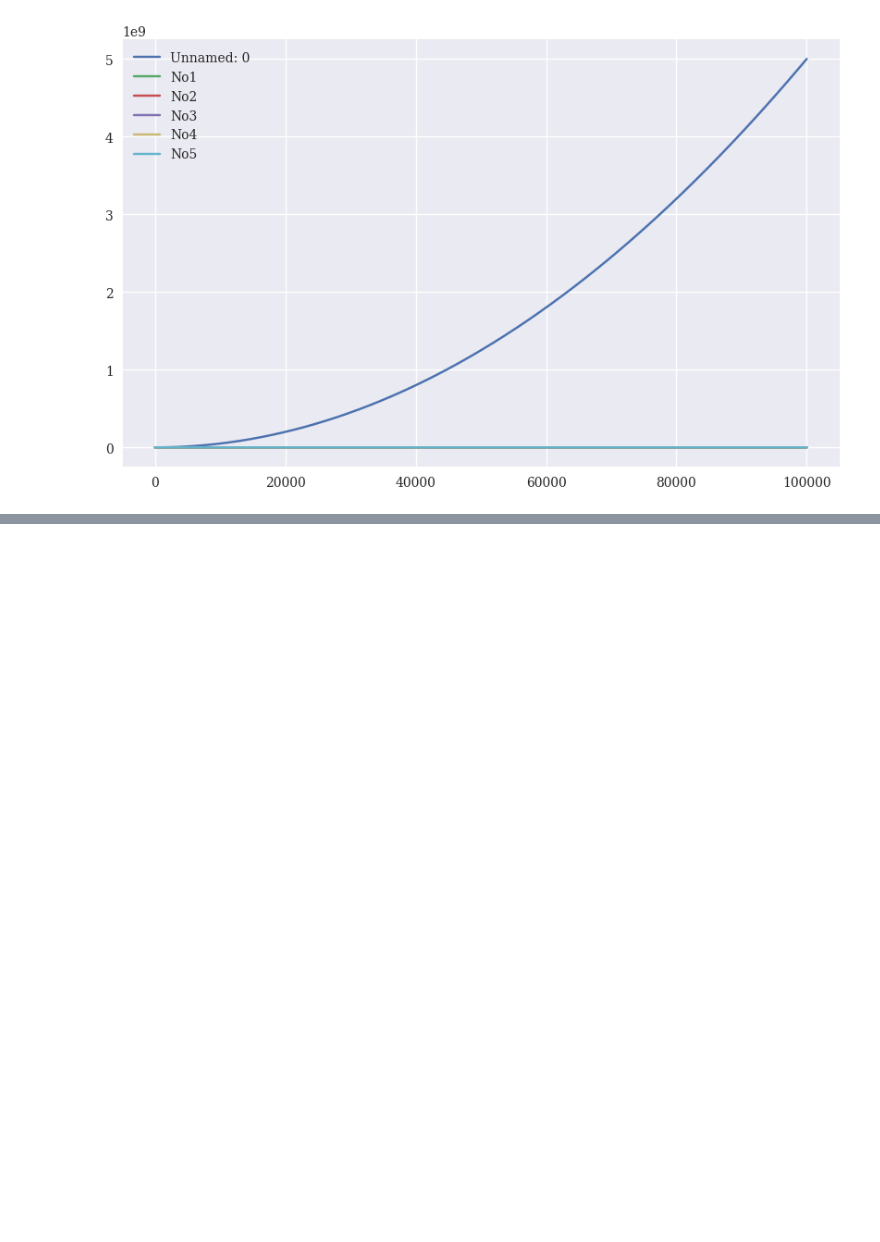
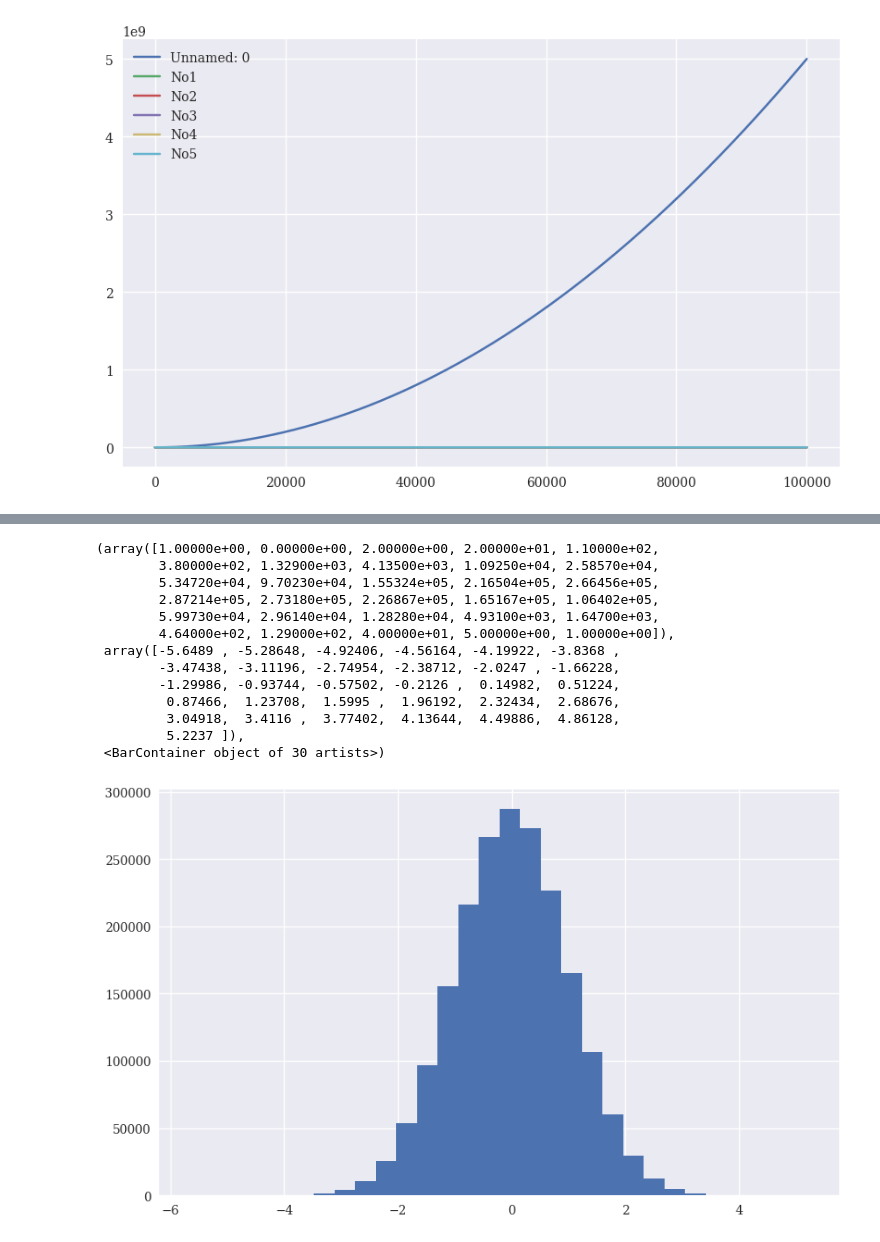
Before and after one commit to Youngsoo1024/Python_Finance, a Jupyter notebook: Chap9/ch9_test.ipynb, the cells around one changed output, grey strips where cells are left out. Drawn from its saved outputs; the diff is of its cells as text; code cells hidden in the pictures; blank space fills up the shorter version.

```diff
--- a/Chap9/ch9_test.ipynb
+++ b/Chap9/ch9_test.ipynb
@@ -601,3 +593,19 @@ import datetime as dt
 filename = path + 'pytab.h5'
 # %%
 h5 = tb.open_file(filename, 'w')
+# %%
+row_des ={
+    'Date' : tb.StringCol(26, pos=1),
+    'No1' :  tb.IntCol(pos=2),
+    'No2' :  tb.IntCol(pos=3),
+    'No3' : tb.Float64Col(pos=4),
+    'No4' : tb.Float64Col(pos=5)
+}
+# %%
+rows= 2000000
+# %%
+filters = tb.Filters(complevel=0)
+# via filters objects, compression levels can e specified , among other things
+# %%
+tab = h5.create_table('/', 'int_floats', row_des, title='Integers and Floats', expectedrows=rows, filters=filters
+)
@@ -603,0 +751,5 @@ h5 = tb.open_file(filename, 'w')
+# %%
+%%time
+plt.figure(figsize=(10,6))
+plt.hist(tab[:]['No3'], bins=30)
+# %% [output]
@@ -603,0 +758,14 @@ h5 = tb.open_file(filename, 'w')
+(array([1.00000e+00, 0.00000e+00, 2.00000e+00, 2.00000e+01, 1.10000e+02,
+        3.80000e+02, 1.32900e+03, 4.13500e+03, 1.09250e+04, 2.58570e+04,
+        5.34720e+04, 9.70230e+04, 1.55324e+05, 2.16504e+05, 2.66456e+05,
+        2.87214e+05, 2.73180e+05, 2.26867e+05, 1.65167e+05, 1.06402e+05,
+        5.99730e+04, 2.96140e+04, 1.28280e+04, 4.93100e+03, 1.64700e+03,
+        4.64000e+02, 1.29000e+02, 4.00000e+01, 5.00000e+00, 1.00000e+00]),
+ array([-5.6489 , -5.28648, -4.92406, -4.56164, -4.19922, -3.8368 ,
+        -3.47438, -3.11196, -2.74954, -2.38712, -2.0247 , -1.66228,
+        -1.29986, -0.93744, -0.57502, -0.2126 ,  0.14982,  0.51224,
+         0.87466,  1.23708,  1.5995 ,  1.96192,  2.32434,  2.68676,
+         3.04918,  3.4116 ,  3.77402,  4.13644,  4.49886,  4.86128,
+         5.2237 ]),
+ <BarContainer object of 30 artists>)
+[figure, added]
```
Also changed, not shown: parts of 102 cells of this notebook, 1 other file.
